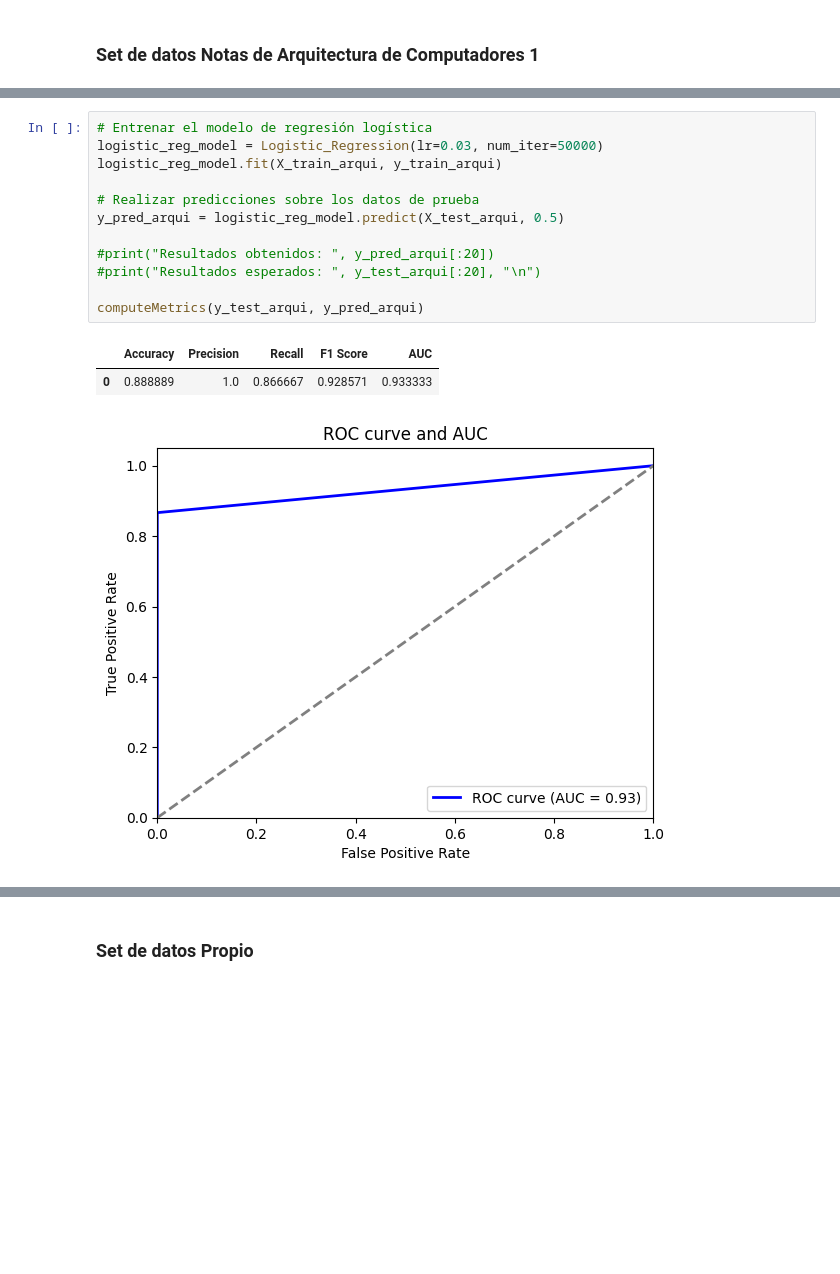
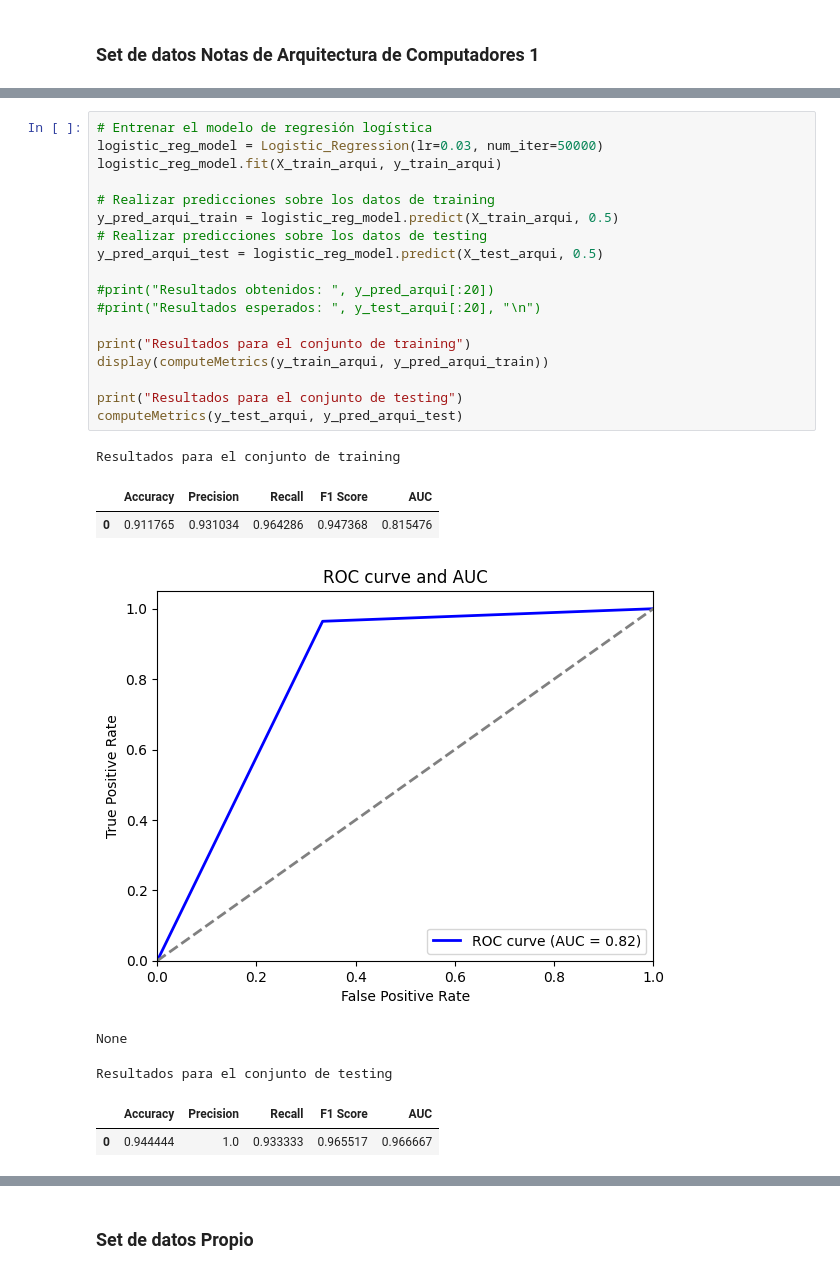
Before and after one commit to JulianCamacho/CE-5506-Reconocimiento-de-Patrones, a Jupyter notebook: Proyecto1/Proyecto1.ipynb, the cells around one changed output, grey strips where cells are left out. Cells and saved outputs as stored; diff of their text form; blank space fills up the shorter version.

Commit message:
Se agregan resultados para conjunto de training

```diff
--- a/Proyecto1/Proyecto1.ipynb
+++ b/Proyecto1/Proyecto1.ipynb
@@ -273,16 +293,27 @@ data_arquiI_combined.head(3)
 # %%
 # Entrenar el modelo de regresión logística
 logistic_reg_model = Logistic_Regression(lr=0.03, num_iter=50000)
 logistic_reg_model.fit(X_train_arqui, y_train_arqui)
 
-# Realizar predicciones sobre los datos de prueba
-y_pred_arqui = logistic_reg_model.predict(X_test_arqui, 0.5)
+# Realizar predicciones sobre los datos de training
+y_pred_arqui_train = logistic_reg_model.predict(X_train_arqui, 0.5)
+# Realizar predicciones sobre los datos de testing
+y_pred_arqui_test = logistic_reg_model.predict(X_test_arqui, 0.5)
 
 #print("Resultados obtenidos: ", y_pred_arqui[:20])
 #print("Resultados esperados: ", y_test_arqui[:20], "\n")
 
-computeMetrics(y_test_arqui, y_pred_arqui)
+print("Resultados para el conjunto de training")
+display(computeMetrics(y_train_arqui, y_pred_arqui_train))
+
+print("Resultados para el conjunto de testing")
+computeMetrics(y_test_arqui, y_pred_arqui_test)
 # %% [output]
+Resultados para el conjunto de training
 |  | Accuracy | Precision | Recall | F1 Score | AUC |
-| 0 | 0.888889 | 1.0 | 0.866667 | 0.928571 | 0.933333 |
+| 0 | 0.911765 | 0.931034 | 0.964286 | 0.947368 | 0.815476 |
-[figure, old version]
+[figure, new version]
+None
+Resultados para el conjunto de testing
+|  | Accuracy | Precision | Recall | F1 Score | AUC |
+| 0 | 0.944444 | 1.0 | 0.933333 | 0.965517 | 0.966667 |
```
Also changed, not shown: parts of 19 cells of this notebook.
